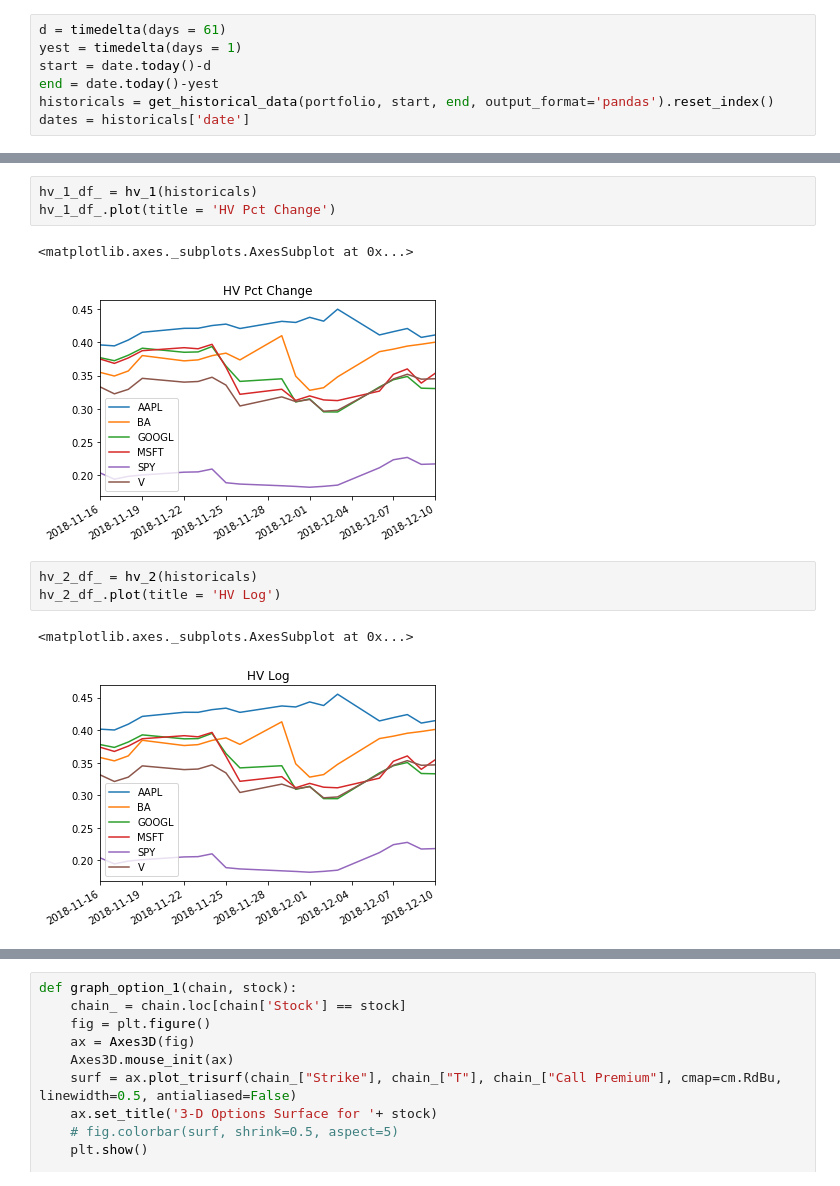
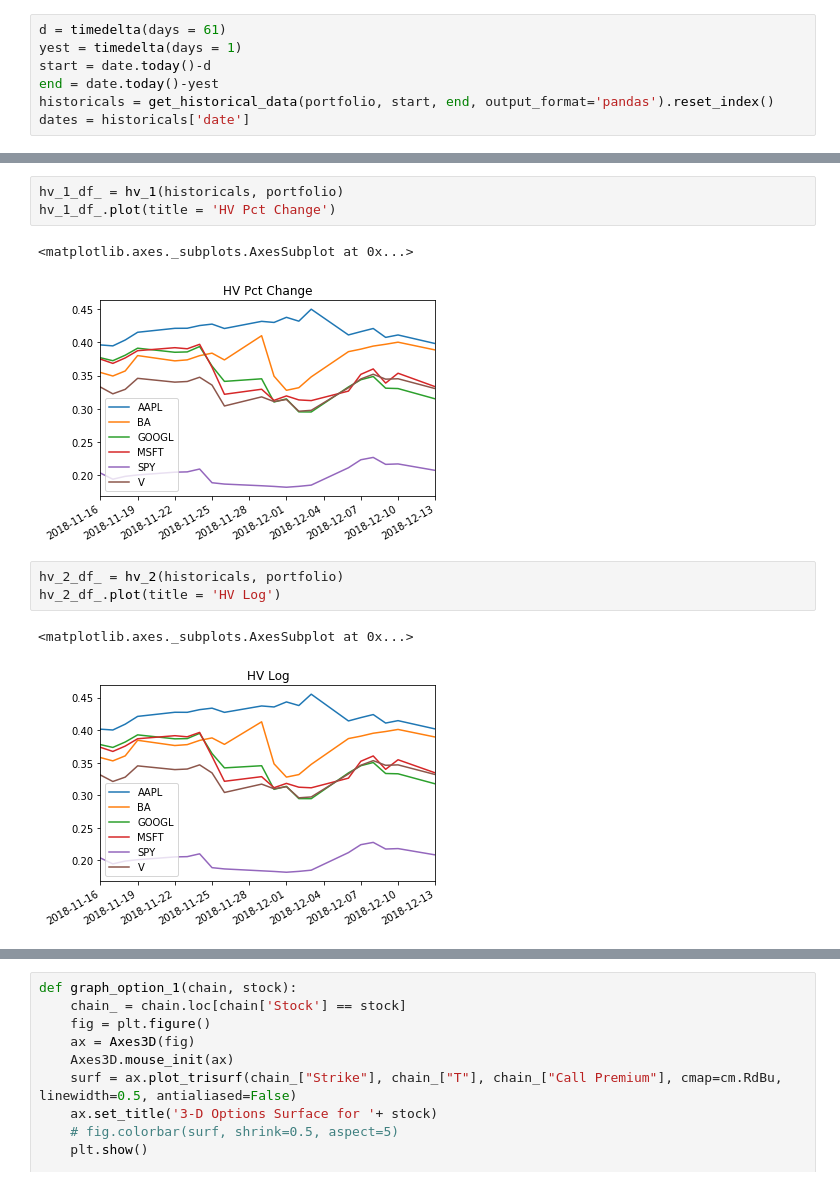
Before and after one commit to jaisal1024/options_realtime_modeling, a Jupyter notebook: options_modeling_v1.ipynb, the cells around one changed output, grey strips where cells are left out. Saved outputs shown, nothing was run; the diff lists cells and outputs as text.

```diff
--- a/options_modeling_v1.ipynb
+++ b/options_modeling_v1.ipynb
@@ -139,13 +65,13 @@ def hv_all(stock, hv_1, hv_2, hv_weighted, hv_hl):
 # %%
-hv_1_df_ = hv_1(historicals)
+hv_1_df_ = hv_1(historicals, portfolio)
 hv_1_df_.plot(title = 'HV Pct Change')
 # %% [output]
 <matplotlib.axes._subplots.AxesSubplot at 0x...>
-[figure, old version]
+[figure, new version]
 # %%
-hv_2_df_ = hv_2(historicals)
+hv_2_df_ = hv_2(historicals, portfolio)
 hv_2_df_.plot(title = 'HV Log')
 # %% [output]
 <matplotlib.axes._subplots.AxesSubplot at 0x...>
-[figure, old version]
+[figure, new version]
 # %%
```
Also changed, not shown: parts of 17 cells of this notebook, 3 other files.
